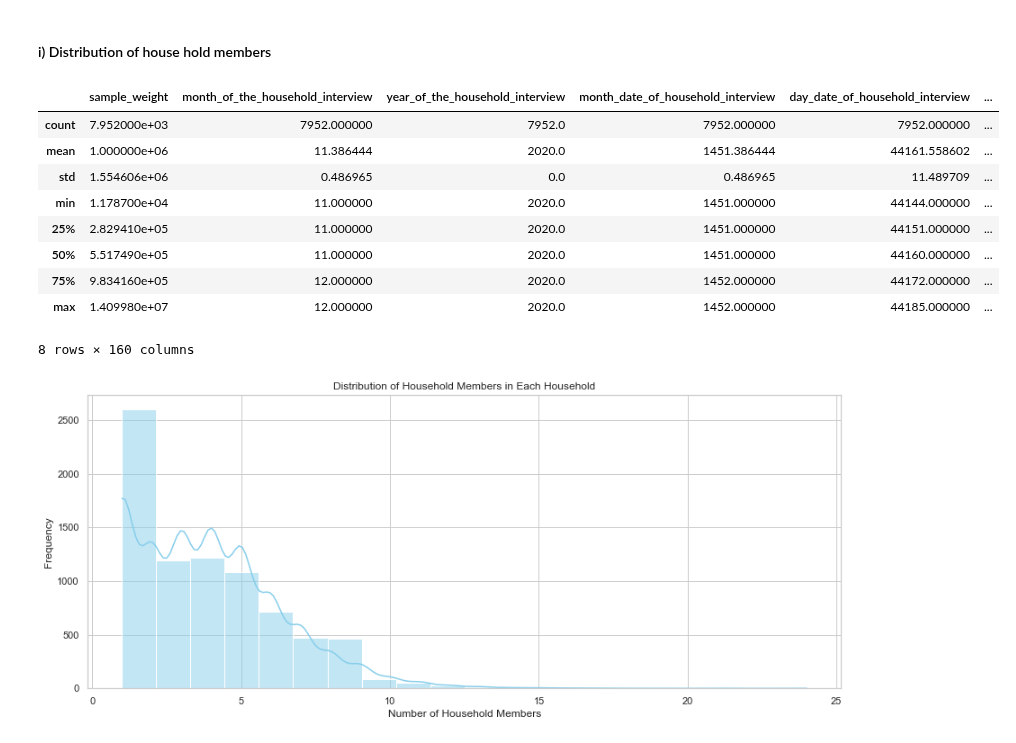
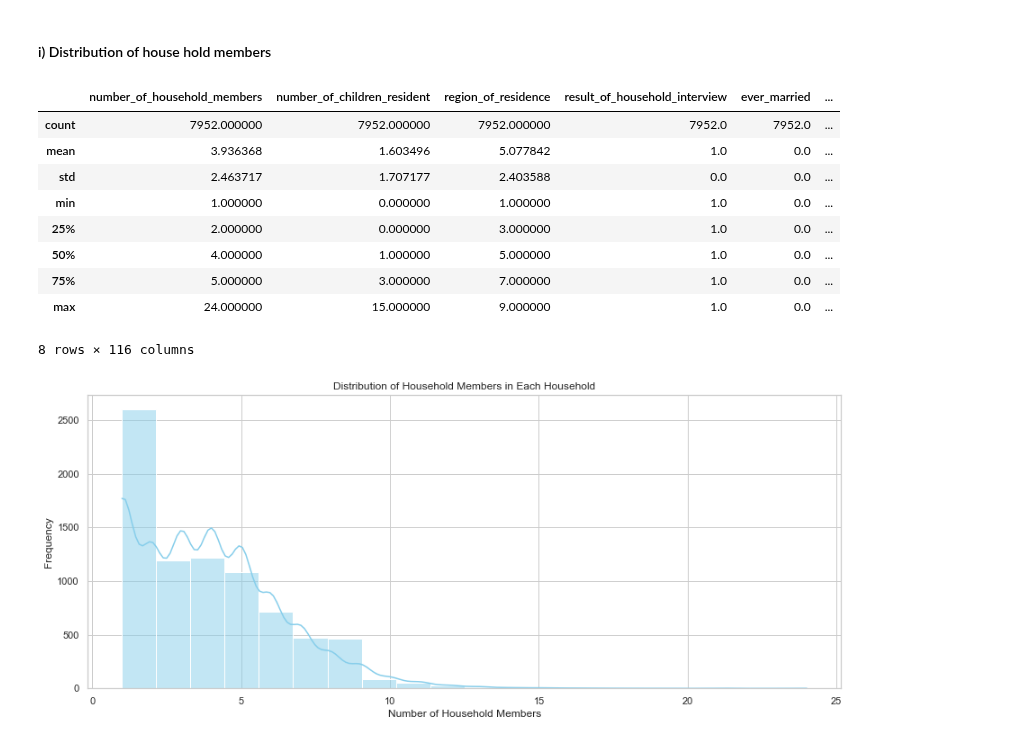
Before and after one commit to Dominic-Mu/dsc-phase-5-group-14-project, a Jupyter notebook: index.ipynb, the cells around one changed output. Saved outputs shown, nothing was run; the diff lists cells and outputs as text; code cells hidden in the pictures.

```diff
--- a/index.ipynb
+++ b/index.ipynb
@@ -527,3 +527,35 @@ final_blood_smear_test
 0.0    7357
 1.0     595
 Name: count, dtype: int64
+# %%
+columns_to_keep = ['household_id', 'number_of_household_members', 'number_of_children_resident',
+                   'region_of_residence ', 'result_of_household_interview', 'ever_married',
+                   'type_of_place', 'children_under_five', 'cluster_altitude', 'household_hemoglobin_measurements',
+                   'main_source_drink_water', 'time_to_water_source', 'type_toilet_facility', 'own_electricity',
+                   'own_radio', 'own_television', 'own_refrigerator', 'member_own_bicycle', 'member_own_motorcycle',
+                   'member_own_car', 'main_floor_material', 'main_wall_material', 'main_roof_material', 'no_sleep_rooms',
+                   'household_relationship_structure', 'sex_head_household', 'age_household_head', 'household_has_telephone',
+                   'shares_toilet', 'cooking_fuel_type', 'has_mosquito_net', 'location_of_source_for_water', 'toilet_location',
+                   'has_mobile', 'has_watch', 'owns_animaldrawn_cart', 'owns_boat_wmotor', 'owns_computer', 'owns_agric_land',
+                   'owns_livestock', 'owns_cattle', 'owns_cows_bulls', 'owns_goats', 'owns_sheep', 'owns_poultry', 'owns_horses',
+                   'owns_donkeys', 'owns_mules', 'owns_pigs', 'member_has_bank_account', 'wealth_index_comb', 'wealth_index_factor',
+                   'wealth_index_urban_rural', 'wealth_index_factor_urban_rural', 'number_of_mosquito_nets',
+                   'number_of_mosquito_nets_specific', 'children_under_mosquito_net', 'county', 'malaria_endemicity_zone',
+                   'type_of_cooking_device', 'type_of_cooking_fuel_energy', 'has_solar_panel', 'has_table', 'has_chair',
+                   'has_sofa', 'has_bed', 'has_cupboard', 'has_clock', 'has_microwave', 'has_dvd_player', 'has_cd_player',
+                   'use_phone_for_finc_transactions', 'used_mosquito_relellent_spray', 'usual_resident',
+                   'falciparum_present', 'malariae_present', 'sex_of_member', 'anemia_level', 'someone_slept_under_net_last_night',
+                   'childs_age_in_months_country_specific_hml16a', 'slept_llin_net', 'caretaker_line_number', 'brand_of_net',
+                   'childs_age_in_days_country_specific', 'net_from_antenatal_immunization_visit', 'age_of_member',
+                   'months_ago_net_obtained', 'net_observed_by_interviewer', 'slept_last_night', 'individual_file_pregnancy_status',
+                   'female_int_eligibility', 'slept_under_net', 'line_number_of_person_slept_in_net', 'date_measured_month',
+                   'final_blood_smear_test', 'children_hemoglobin_elig', 'blood_smear_bar_code', 'vivax_present',
+                   'hemoglobin_level_g_dl', 'result_of_measurement_hemoglobin', 'mosquito_bed_net_designation_number',
+                   'malaria_measurement_result', 'read_consent_statement_hemoglobin', 'year_of_data_collection', 'child_age_in_months',
+                   'flag_age', 'ovale_present', 'corr_age', 'childs_age_in_months', 'childs_age_in_days', 'insecticide_treated_net',
+                   'number_of_persons_slept_under_net', 'hemoglobin_level_adjusted_for_altitude_g_dl', 'sex', 'rapid_test_result',
+                   'bed_net_type', 'sample_weight']
+
+# Use loc to select specific columns
+df_filtered = df_2_cleaned.loc[:, columns_to_keep]
+df_filtered.head()
@@ -535,23 +575,23 @@ Name: count, dtype: int64
 #### i) Distribution of house hold members
 # %%
 # Displaying the descriptive statistics for all columns
-summary_df = df_2_cleaned.describe()
+summary_df = df_filtered.describe()
 
 # Saving to csv
 summary_df.to_csv('./Output/describe_output_summary.csv')
 
 summary_df
 # %% [output]
-|  | sample_weight | month_of_the_household_interview | year_of_the_household_interview | month_date_of_household_interview | day_date_of_household_interview | ... |
-| count | 7.952000e+03 | 7952.000000 | 7952.0 | 7952.000000 | 7952.000000 | ... |
-| mean | 1.000000e+06 | 11.386444 | 2020.0 | 1451.386444 | 44161.558602 | ... |
-| std | 1.554606e+06 | 0.486965 | 0.0 | 0.486965 | 11.489709 | ... |
-| min | 1.178700e+04 | 11.000000 | 2020.0 | 1451.000000 | 44144.000000 | ... |
-| 25% | 2.829410e+05 | 11.000000 | 2020.0 | 1451.000000 | 44151.000000 | ... |
-| 50% | 5.517490e+05 | 11.000000 | 2020.0 | 1451.000000 | 44160.000000 | ... |
-| 75% | 9.834160e+05 | 12.000000 | 2020.0 | 1452.000000 | 44172.000000 | ... |
-| max | 1.409980e+07 | 12.000000 | 2020.0 | 1452.000000 | 44185.000000 | ... |
+|  | number_of_household_members | number_of_children_resident | region_of_residence | result_of_household_interview | ever_married | ... |
+| count | 7952.000000 | 7952.000000 | 7952.000000 | 7952.0 | 7952.0 | ... |
+| mean | 3.936368 | 1.603496 | 5.077842 | 1.0 | 0.0 | ... |
+| std | 2.463717 | 1.707177 | 2.403588 | 0.0 | 0.0 | ... |
+| min | 1.000000 | 0.000000 | 1.000000 | 1.0 | 0.0 | ... |
+| 25% | 2.000000 | 0.000000 | 3.000000 | 1.0 | 0.0 | ... |
+| 50% | 4.000000 | 1.000000 | 5.000000 | 1.0 | 0.0 | ... |
+| 75% | 5.000000 | 3.000000 | 7.000000 | 1.0 | 0.0 | ... |
+| max | 24.000000 | 15.000000 | 9.000000 | 1.0 | 0.0 | ... |
-8 rows × 160 columns
+8 rows × 116 columns
 # %%
 # Distribution of household members in household
 
```
Also changed, not shown: parts of 25 cells of this notebook, 4 other files.
